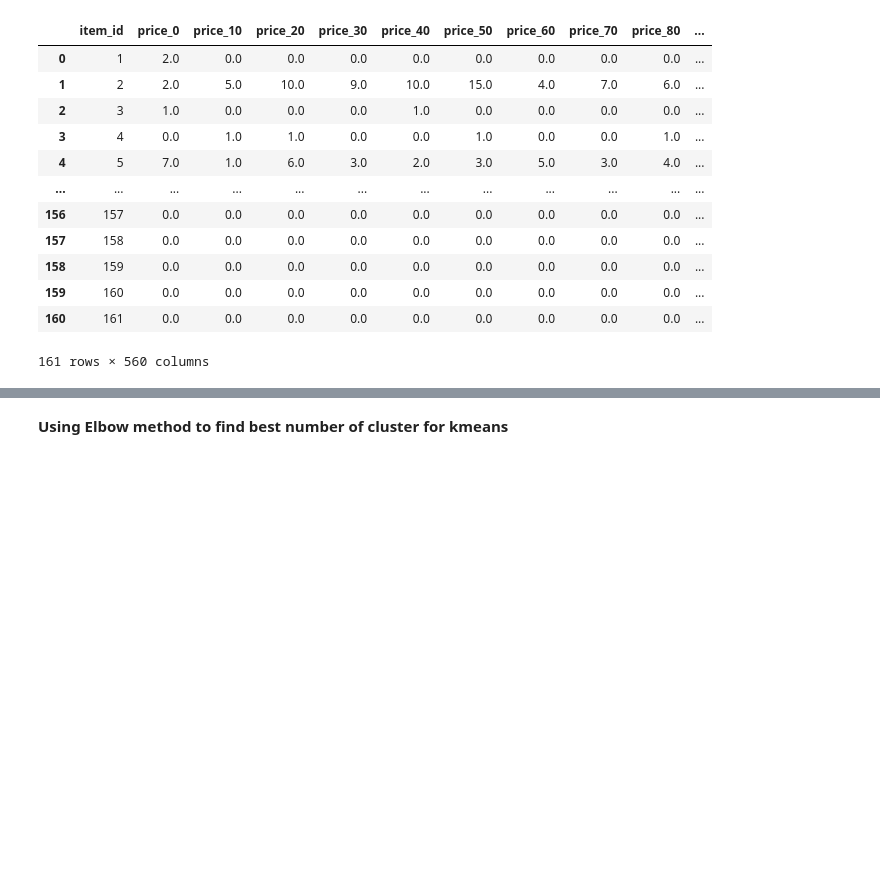
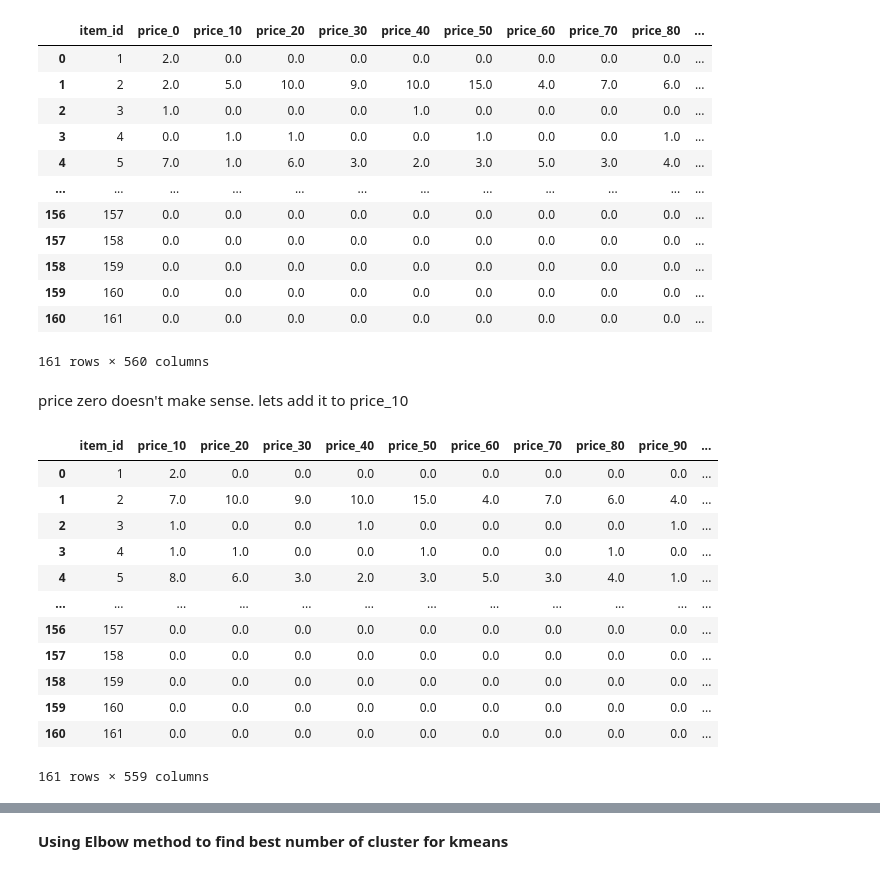
Before and after one commit to arya-araban/Data-Mining-Project, a Jupyter notebook: dataMining_project_phase3_9612762832_.ipynb, the cells around one changed output, grey strips where cells are left out. Drawn from its saved outputs; the diff is of its cells as text; code cells hidden in the pictures; blank space fills up the shorter version.

```diff
--- a/dataMining_project_phase3_9612762832_.ipynb
+++ b/dataMining_project_phase3_9612762832_.ipynb
@@ -528,3 +539,5 @@ divar2
 | 159 | 160 | 0.0 | 0.0 | 0.0 | 0.0 | 0.0 | 0.0 | 0.0 | 0.0 | 0.0 | ... |
 | 160 | 161 | 0.0 | 0.0 | 0.0 | 0.0 | 0.0 | 0.0 | 0.0 | 0.0 | 0.0 | ... |
 161 rows × 560 columns
+# %% [markdown]
+price zero doesn't make sense. lets add it to price_10
@@ -531,3 +547,19 @@ divar2
+# %%
+divar2
+# %% [output]
+|  | item_id | price_10 | price_20 | price_30 | price_40 | price_50 | price_60 | price_70 | price_80 | price_90 | ... |
+| 0 | 1 | 2.0 | 0.0 | 0.0 | 0.0 | 0.0 | 0.0 | 0.0 | 0.0 | 0.0 | ... |
+| 1 | 2 | 7.0 | 10.0 | 9.0 | 10.0 | 15.0 | 4.0 | 7.0 | 6.0 | 4.0 | ... |
+| 2 | 3 | 1.0 | 0.0 | 0.0 | 1.0 | 0.0 | 0.0 | 0.0 | 0.0 | 1.0 | ... |
+| 3 | 4 | 1.0 | 1.0 | 0.0 | 0.0 | 1.0 | 0.0 | 0.0 | 1.0 | 0.0 | ... |
+| 4 | 5 | 8.0 | 6.0 | 3.0 | 2.0 | 3.0 | 5.0 | 3.0 | 4.0 | 1.0 | ... |
+| ... | ... | ... | ... | ... | ... | ... | ... | ... | ... | ... | ... |
+| 156 | 157 | 0.0 | 0.0 | 0.0 | 0.0 | 0.0 | 0.0 | 0.0 | 0.0 | 0.0 | ... |
+| 157 | 158 | 0.0 | 0.0 | 0.0 | 0.0 | 0.0 | 0.0 | 0.0 | 0.0 | 0.0 | ... |
+| 158 | 159 | 0.0 | 0.0 | 0.0 | 0.0 | 0.0 | 0.0 | 0.0 | 0.0 | 0.0 | ... |
+| 159 | 160 | 0.0 | 0.0 | 0.0 | 0.0 | 0.0 | 0.0 | 0.0 | 0.0 | 0.0 | ... |
+| 160 | 161 | 0.0 | 0.0 | 0.0 | 0.0 | 0.0 | 0.0 | 0.0 | 0.0 | 0.0 | ... |
+161 rows × 559 columns
 # %%
 divar2_normalized = normalize(divar2.iloc[:, 1:])
 # %%
```
Also changed, not shown: parts of 9 cells of this notebook.
